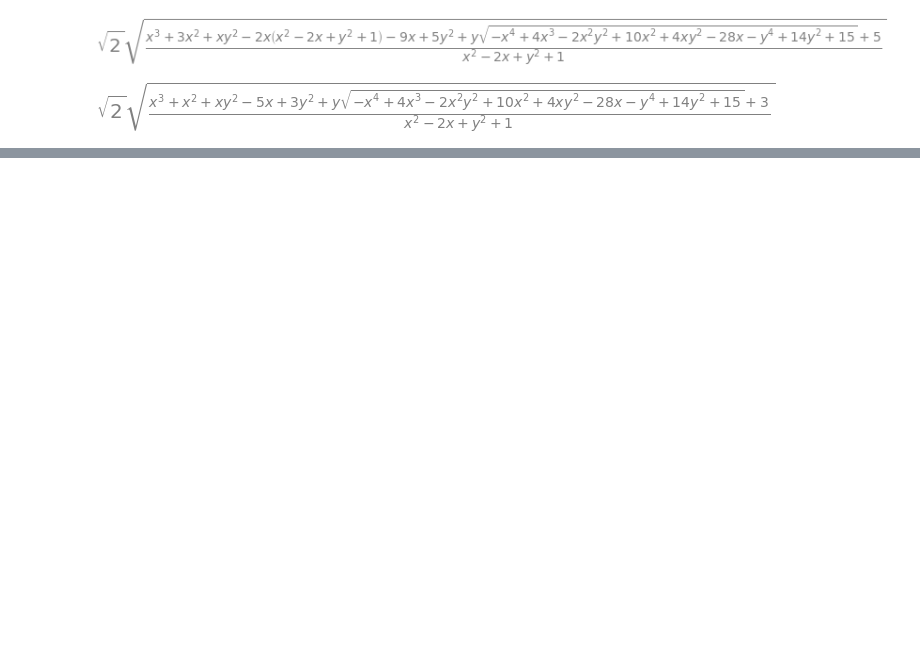
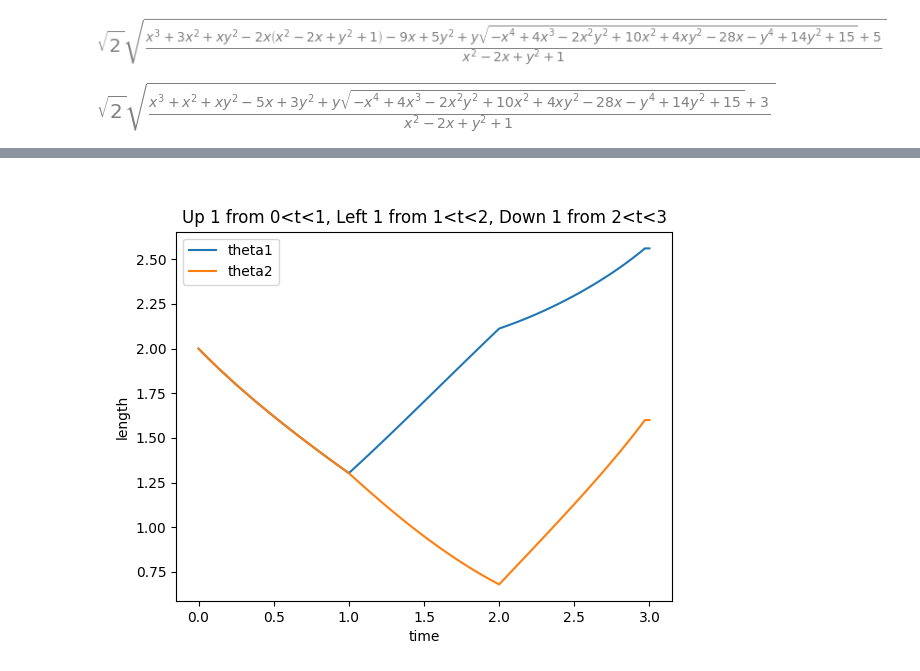
Before and after one commit to qwertpas/pythontests, a Jupyter notebook: ece470/eq_solve.ipynb, the cells around one changed output, grey strips where cells are left out. Cells and saved outputs as stored; diff of their text form; code cells hidden in the pictures; blank space fills up the shorter version.

```diff
--- a/ece470/eq_solve.ipynb
+++ b/ece470/eq_solve.ipynb
@@ -52,0 +78,41 @@ theta2
+# %%
+plt.cla()
+plt.figure()
+
+ts = np.linspace(0, 3, num=100)
+theta1s = []
+theta2s = []
+
+xs = []
+ys = []
+
+# Eq(x, 1-(theta1**2)/4 + (theta2**2)/4),
+#     Eq(y, sqrt(theta1**2 - (theta1**4)/16) - sqrt(theta2**2 - (theta2**4)/16)),
+
+for t_val in ts:
+    if(t_val < 1):
+        theta1_val = traj1_theta1.subs({t: t_val})
+        theta2_val = traj1_theta2.subs({t: t_val})
+    elif(t_val < 2):
+        theta1_val = traj2_theta1.subs({t: t_val})
+        theta2_val = traj2_theta2.subs({t: t_val})
+    elif(t_val < 3):
+        theta1_val = traj3_theta1.subs({t: t_val})
+        theta2_val = traj3_theta2.subs({t: t_val})
+    # print(N(theta1_val))
+    theta1s.append(N(theta1_val))
+    theta2s.append(N(theta2_val))
+
+    x_new, y_new = forward_kine(theta1=N(theta1_val), theta2=N(theta2_val))
+    xs.append(x_new)
+    ys.append(y_new)
+
+plt.plot(ts, theta1s, label='theta1')
+plt.plot(ts, theta2s, label='theta2')
+plt.xlabel('time')
+plt.ylabel('length')
+plt.title('Up 1 from 0<t<1, Left 1 from 1<t<2, Down 1 from 2<t<3')
+plt.legend()
+plt.show()
+# %% [output]
+[figure, added]
```
Also changed, not shown: parts of 11 cells of this notebook.
